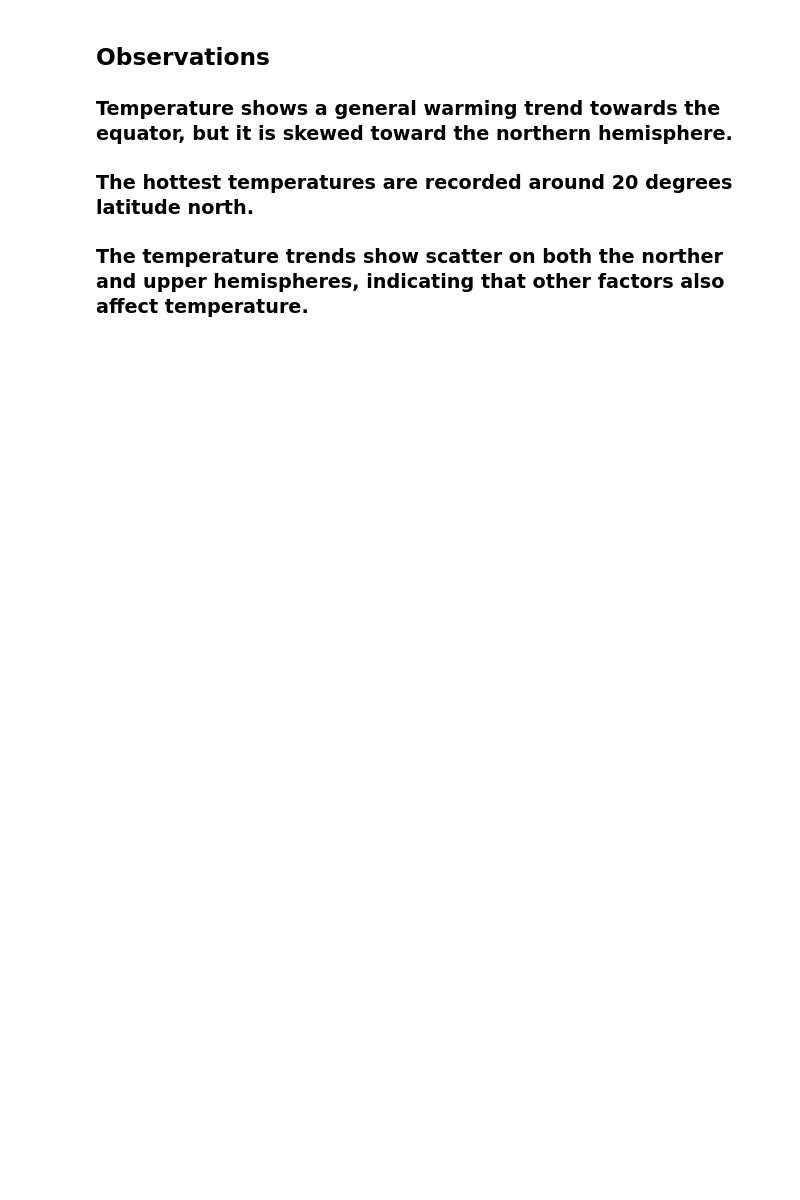
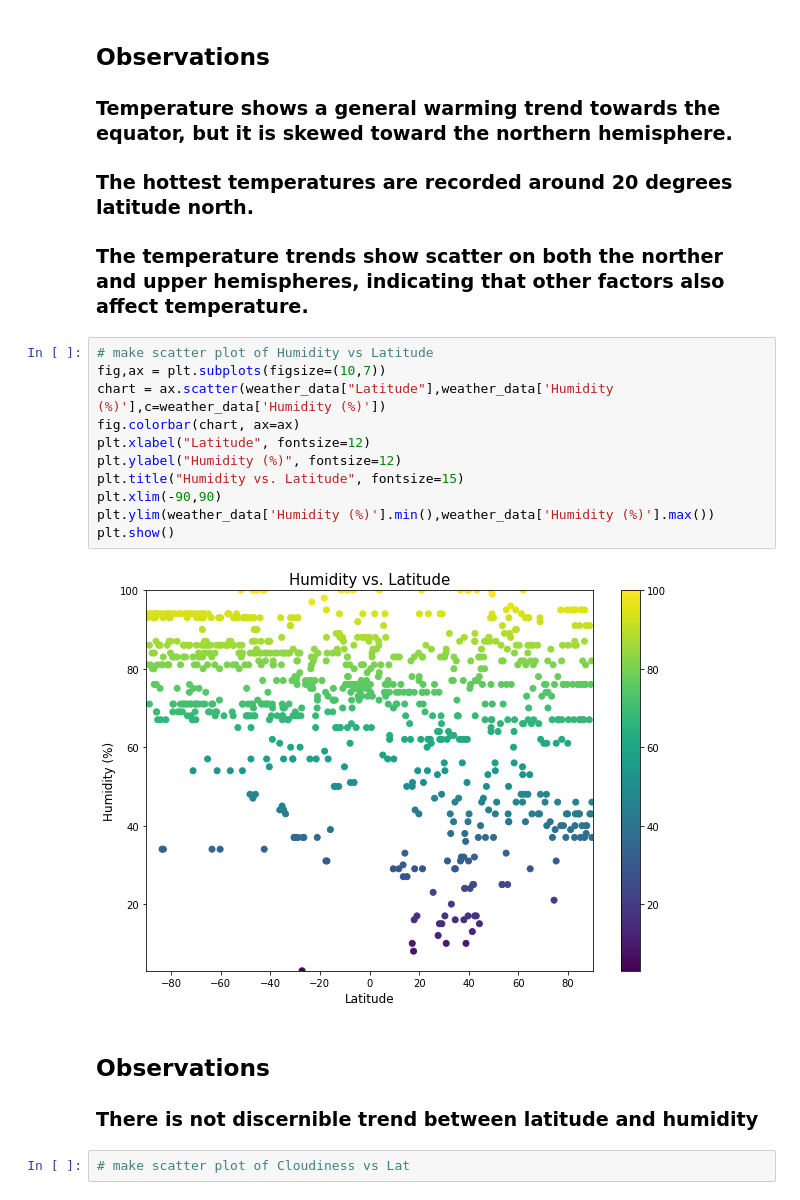
Before and after one commit to JonathanAntia/python-api-challenge, a Jupyter notebook: WeatherPy/WeatherPy.ipynb, the cells around one changed output. Drawn from its saved outputs; the diff is of its cells as text; blank space fills up the shorter version.

```diff
--- a/WeatherPy/WeatherPy.ipynb
+++ b/WeatherPy/WeatherPy.ipynb
@@ -116,4 +119,22 @@ plt.show()
 ### Temperature shows a general warming trend towards the equator, but it is skewed toward the northern hemisphere.
 ### The hottest temperatures are recorded around 20 degrees latitude north.
 ### The temperature trends show scatter on both the norther and upper hemispheres, indicating that other factors also affect temperature.
+# %%
+# make scatter plot of Humidity vs Latitude
+fig,ax = plt.subplots(figsize=(10,7))
+chart = ax.scatter(weather_data["Latitude"],weather_data['Humidity (%)'],c=weather_data['Humidity (%)'])
+fig.colorbar(chart, ax=ax)
+plt.xlabel("Latitude", fontsize=12)
+plt.ylabel("Humidity (%)", fontsize=12)
+plt.title("Humidity vs. Latitude", fontsize=15)
+plt.xlim(-90,90)
+plt.ylim(weather_data['Humidity (%)'].min(),weather_data['Humidity (%)'].max())
+plt.show()
+# %% [output]
+[figure, added]
+# %% [markdown]
+## Observations
+### There is not discernible trend between latitude and humidity
+# %%
+# make scatter plot of Cloudiness vs Lat
 # %%
```
Also changed, not shown: parts of 2 cells of this notebook.
